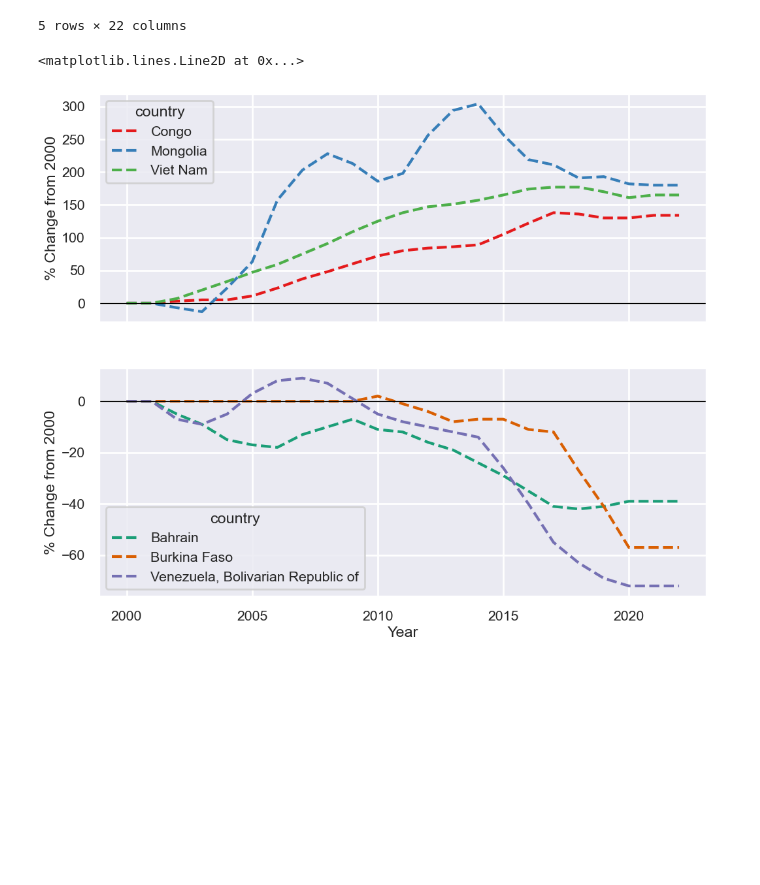
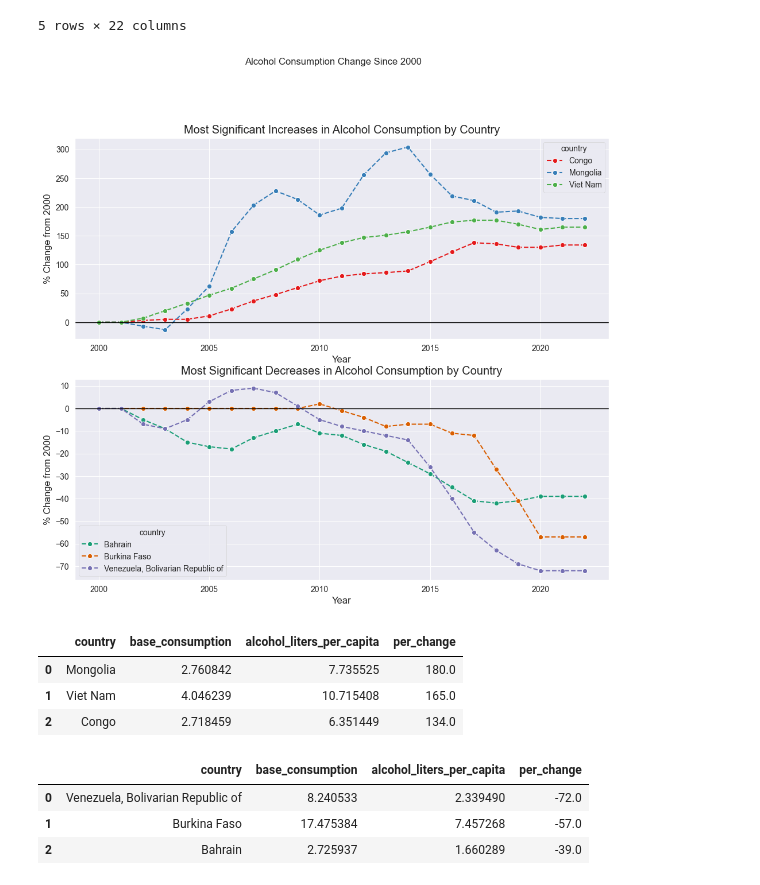
Before and after one commit to Huang-Hao-Gao/global-alcohol-consumption-analysis, a Jupyter notebook: analysis.ipynb, the cells around one changed output. Drawn from its saved outputs; the diff is of its cells as text; code cells hidden in the pictures; blank space fills up the shorter version.

```diff
--- a/analysis.ipynb
+++ b/analysis.ipynb
@@ -184,7 +161,8 @@ biggest_increases = (
     [mdf_2000["year_x"] == 2022]
     .sort_values(by="per_change", ascending=False)
     .head(x_biggest_changes)
-    [["country", "base_consumption", "alcohol_liters_per_capita", "units_per_capita_week_x", "units_per_capita_week_y", "per_change"]]
+    .reset_index()
+    [["country", "base_consumption", "alcohol_liters_per_capita", "per_change"]]
 
  )
 biggest_increases
@@ -198,8 +176,9 @@ biggest_decreases = (
     mdf_2000
     [mdf_2000["year_x"] == 2022]
     .sort_values(by="per_change", ascending=True)
+    .reset_index()
     .head(x_biggest_changes)
-    [["country", "base_consumption", "alcohol_liters_per_capita", "units_per_capita_week_x", "units_per_capita_week_y", "per_change"]]
+    [["country", "base_consumption", "alcohol_liters_per_capita", "per_change"]]
  )
 
 biggest_decreases
@@ -235,40 +214,68 @@ dec_x.head(5)
 # %%
 sns.set_style("darkgrid")
 
-fig, axes = plt.subplots(nrows=2, ncols=1, figsize=(12,10), sharex=True)
-
+fig, axes = plt.subplots(nrows=2, ncols=1, figsize=(12,10))
 sns.lineplot(
     data=inc_x,
     y="per_change",
     x="year_x",
     hue="country",
-    legend="auto",
     ax=axes[0],
     palette="Set1",
-    linestyle="--"
+    linestyle="--",
+    marker="o" # show dots at each year
+
 )
-axes[0].axhline(0, color="black", linewidth=1)
 
 sns.lineplot(
     data=dec_x,
     y="per_change",
     x="year_x",
     hue="country",
-    legend="auto",
     ax=axes[1],
     palette="Dark2",
-    linestyle="--"
+    linestyle="--",#
+    marker="o" # show dots at each year
 )
 
+
+axes[0].axhline(0, color="black", linewidth=1)
+axes[1].axhline(0, color="black", linewidth=1)
+
+axes[0].set_title("Most Significant Increases in Alcohol Consumption by Country")
+axes[1].set_title("Most Significant Decreases in Alcohol Consumption by Country")
+
+fig.suptitle("Alcohol Consumption Change Since 2000", y=1.02)
+
+
+
 biggest_labels = ["Year", "% Change from 2000"]
-
 axes[0].set_xlabel(biggest_labels[0])
 axes[0].set_ylabel(biggest_labels[1])
 axes[1].set_xlabel(biggest_labels[0])
 axes[1].set_ylabel(biggest_labels[1])
 
-
-axes[1].axhline(0, color="black", linewidth=1)
+#optional legend styling
+    # for ax in axes:
+    #     ax.legend(loc="center left", bbox_to_anchor=(1.02, 0.5), frameon=False)
+    # Adjust subplot spacing within the figure:
+    # rect=(left, bottom, right, top) are fractions of the figure size (0 to 1).
+    # Here we shrink the usable plotting area to 82% width (right=0.82) to leave space for the legends.
+    # fig.tight_layout(rect=(0, 1, 1, 1))
+plt.show()
 # %% [output]
-<matplotlib.lines.Line2D at 0x...>
-[figure, old version]
+[figure, new version]
+# %%
+biggest_increases
+# %% [output]
+|  | country | base_consumption | alcohol_liters_per_capita | per_change |
+| 0 | Mongolia | 2.760842 | 7.735525 | 180.0 |
+| 1 | Viet Nam | 4.046239 | 10.715408 | 165.0 |
+| 2 | Congo | 2.718459 | 6.351449 | 134.0 |
+# %%
+biggest_decreases
+# %% [output]
+|  | country | base_consumption | alcohol_liters_per_capita | per_change |
+| 0 | Venezuela, Bolivarian Republic of | 8.240533 | 2.339490 | -72.0 |
+| 1 | Burkina Faso | 17.475384 | 7.457268 | -57.0 |
+| 2 | Bahrain | 2.725937 | 1.660289 | -39.0 |
```
Also changed, not shown: parts of 13 cells of this notebook, 1 other file.
